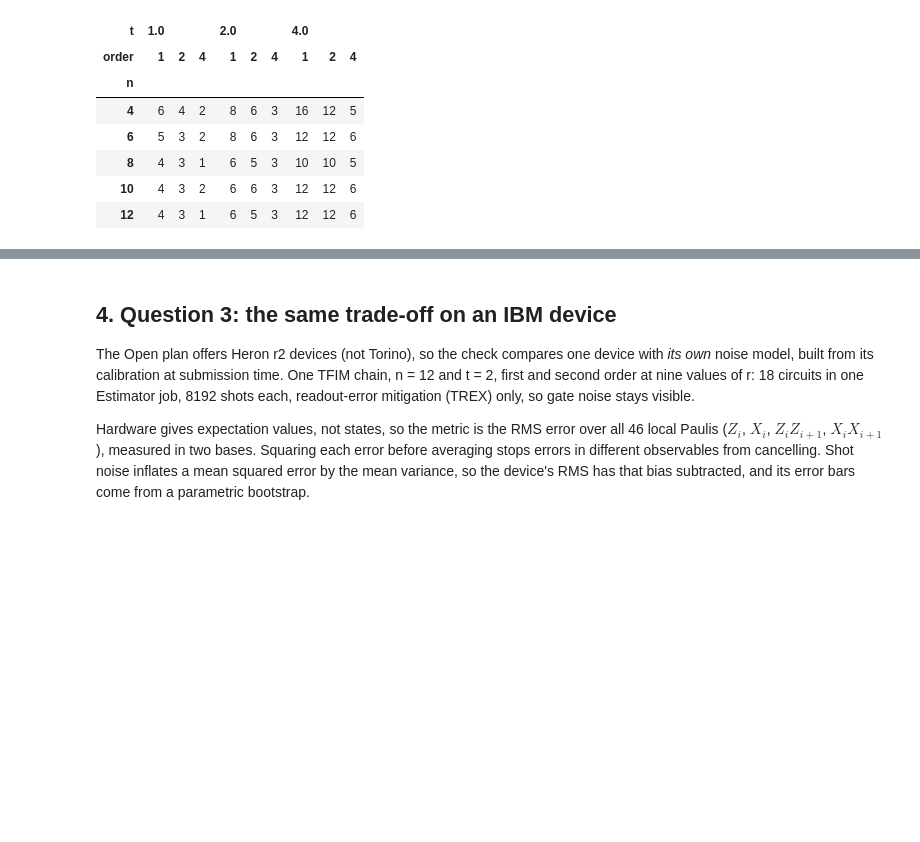
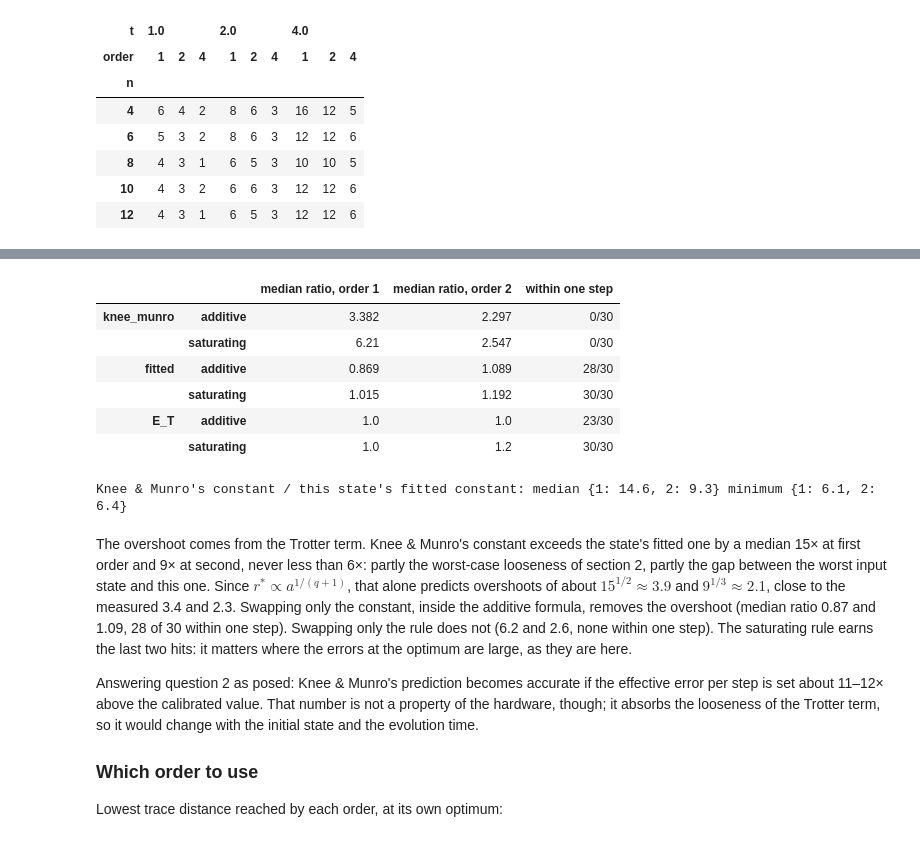
Before and after one commit to jayhsu0627/qtrotter, a Jupyter notebook: notebooks/trotter_under_noise.ipynb, the cells around one changed output, grey strips where cells are left out. Cells and saved outputs as stored; diff of their text form; code cells hidden in the pictures; blank space fills up the shorter version.

```diff
--- a/notebooks/trotter_under_noise.ipynb
+++ b/notebooks/trotter_under_noise.ipynb
@@ -351,0 +280,26 @@ of them (or an observable with a known noise response) are needed to place r\* r
+# %%
+low = summary[summary.order <= 2]
+ratio = lambda col: low[col] / low.r_measured
+table = pd.DataFrame({
+    "Knee & Munro": ratio("r_knee_munro").groupby(low.order).median(),
+    "Avtandilyan & Pogosov": ratio("r_avtandilyan_pogosov").groupby(low.order).median(),
+    "semi-empirical": ratio("r_semi_empirical").groupby(low.order).median(),
+})
+table.index.name = "order"
+print("Median predicted r* / measured r*")
+display(table.round(2))
+
+# Per-step error that would make each analytic formula exact: b scales as (predicted/measured)^(q+1), q = order.
+mult = pd.DataFrame({name: (ratio(col) ** (low.order + 1)).groupby(low.order).median()
+                     for name, col in [("Knee & Munro", "r_knee_munro"),
+                                       ("Avtandilyan & Pogosov", "r_avtandilyan_pogosov")]})
+mult.index.name = "order"
+print("Per-step error needed for an exact prediction, as a multiple of the calibrated one")
+display(mult.round(1))
+
+grid = np.sort(noisy.r.unique())
+snap = lambda r: grid[np.abs(np.log(grid) - np.log(r)).argmin()]   # nearest grid point, for continuous r*
+step_apart = lambda a, b: abs(np.searchsorted(grid, snap(a)) - np.searchsorted(grid, snap(b))) <= 1
+hit = summary.apply(lambda s: step_apart(s.r_semi_empirical, s.r_measured), axis=1)
+print("Semi-empirical r* within one grid step of measured:", hit.groupby(summary.order).mean().map("{:.0%}".format).to_dict())
+print(f"... in {hit[clear].sum()} of {clear.sum()} clear minima")
@@ -352,12 +328,41 @@ of them (or an observable with a known noise response) are needed to place r\* r
+# %%
+ab = predict.ablation(noisy, noiseless)
+low_ab = ab[ab.order <= 2]
+rows = {}
+for term in ("knee_munro", "fitted", "E_T"):
+    for rule in ("additive", "saturating"):
+        col = f"{term} {rule}"
+        ratio = (low_ab[col] / low_ab.r_measured).groupby(low_ab.order).median()
+        hits = sum(step_apart(a, b) for a, b in zip(low_ab[col], low_ab.r_measured))
+        rows[(term, rule)] = {"median ratio, order 1": ratio[1], "median ratio, order 2": ratio[2],
+                              "within one step": f"{hits}/{len(low_ab)}"}
+display(pd.DataFrame(rows).T.round(2))
+excess = (low_ab.a_knee_munro / low_ab.c_fitted).groupby(low_ab.order)
+print("Knee & Munro's constant / this state's fitted constant: median",
+      excess.median().round(1).to_dict(), "minimum", excess.min().round(1).to_dict())
+# %% [output]
+|  |  | median ratio, order 1 | median ratio, order 2 | within one step |
+| knee_munro | additive | 3.382 | 2.297 | 0/30 |
+|  | saturating | 6.21 | 2.547 | 0/30 |
+| fitted | additive | 0.869 | 1.089 | 28/30 |
+|  | saturating | 1.015 | 1.192 | 30/30 |
+| E_T | additive | 1.0 | 1.0 | 23/30 |
+|  | saturating | 1.0 | 1.2 | 30/30 |
+Knee & Munro's constant / this state's fitted constant: median {1: 14.6, 2: 9.3} minimum {1: 6.1, 2: 6.4}
 # %% [markdown]
-## 4. Question 3: the same trade-off on an IBM device
+The overshoot comes from the Trotter term. Knee & Munro's constant exceeds the state's fitted one by a median 15× at
+first order and 9× at second, never less than 6×: partly the worst-case looseness of section 2, partly the gap between
+the worst input state and this one. Since $r^* \propto a^{1/(q+1)}$, that alone predicts overshoots of about
+$15^{1/2} \approx 3.9$ and $9^{1/3} \approx 2.1$, close to the measured 3.4 and 2.3. Swapping only the constant, inside
+the additive formula, removes the overshoot (median ratio 0.87 and 1.09, 28 of 30 within one step). Swapping only the
+rule does not (6.2 and 2.6, none within one step). The saturating rule earns the last two hits: it matters where the
+errors at the optimum are large, as they are here.
 
-The Open plan offers Heron r2 devices (not Torino), so the check compares one device with *its own* noise model, built
-from its calibration at submission time. One TFIM chain, n = 12 and t = 2, first and second order at nine values of r:
-18 circuits in one Estimator job, 8192 shots each, readout-error mitigation (TREX) only, so gate noise stays visible.
+Answering question 2 as posed: Knee & Munro's prediction becomes accurate if the effective error per step is set about
+11–12× above the calibrated value. That number is not a property of the hardware, though; it absorbs the looseness of the
+Trotter term, so it would change with the initial state and the evolution time.
 
-Hardware gives expectation values, not states, so the metric is the RMS error over all 46 local Paulis
-($Z_i$, $X_i$, $Z_iZ_{i+1}$, $X_iX_{i+1}$), measured in two bases. Squaring each error before averaging stops errors
-in different observables from cancelling. Shot noise inflates a mean squared error by the mean variance, so the
-device's RMS has that bias subtracted, and its error bars come from a parametric bootstrap.
+### Which order to use
+
+Lowest trace distance reached by each order, at its own optimum:
 # %%
```
Also changed, not shown: parts of 28 cells of this notebook, 6 other files.
